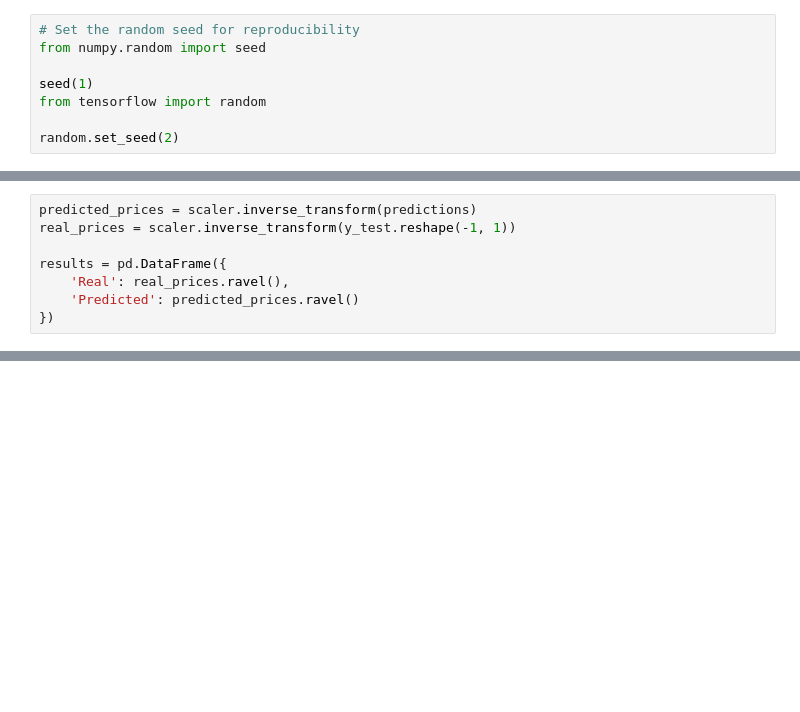
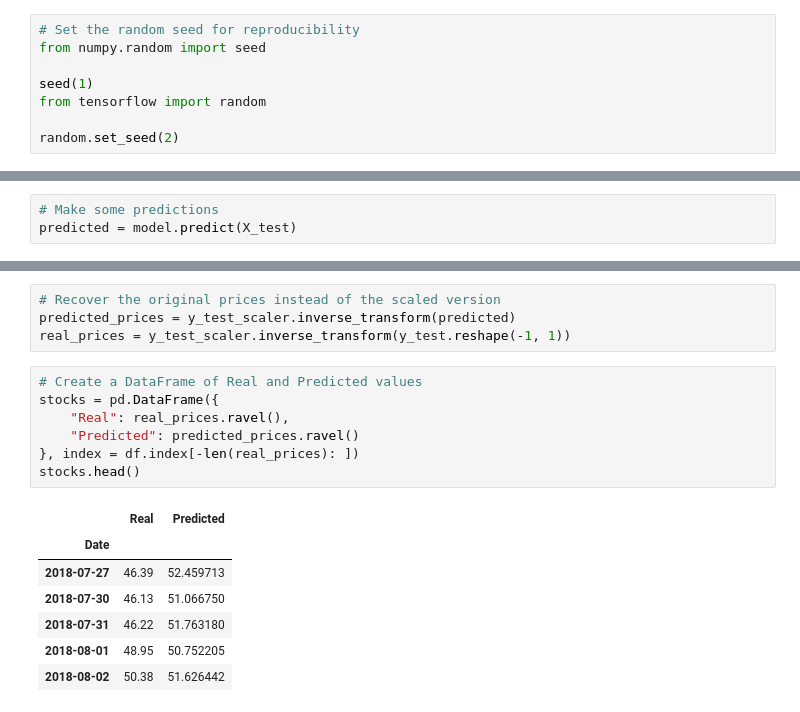
Before and after one commit to TeoMastro/stock-prediction-tweeter, a Jupyter notebook: lstm_v2.ipynb, the cells around one changed output, grey strips where cells are left out. Saved outputs shown, nothing was run; the diff lists cells and outputs as text; blank space fills up the shorter version.

```diff
--- a/lstm_v2.ipynb
+++ b/lstm_v2.ipynb
@@ -140,8 +217,3 @@ R-squared: -0.038468333995592685
 # %%
-predicted_prices = scaler.inverse_transform(predictions)
-real_prices = scaler.inverse_transform(y_test.reshape(-1, 1))
-
-results = pd.DataFrame({
-    'Real': real_prices.ravel(),
-    'Predicted': predicted_prices.ravel()
-})
+# Make some predictions
+predicted = model.predict(X_test)
@@ -148 +231,20 @@ results = pd.DataFrame({
+# %%
+# Recover the original prices instead of the scaled version
+predicted_prices = y_test_scaler.inverse_transform(predicted)
+real_prices = y_test_scaler.inverse_transform(y_test.reshape(-1, 1))
+# %%
+# Create a DataFrame of Real and Predicted values
+stocks = pd.DataFrame({
+    "Real": real_prices.ravel(),
+    "Predicted": predicted_prices.ravel()
+}, index = df.index[-len(real_prices): ])
+stocks.head()
+# %% [output]
+|  | Real | Predicted |
+| Date |  |  |
+| 2018-07-27 | 46.39 | 52.459713 |
+| 2018-07-30 | 46.13 | 51.066750 |
+| 2018-07-31 | 46.22 | 51.763180 |
+| 2018-08-01 | 48.95 | 50.752205 |
+| 2018-08-02 | 50.38 | 51.626442 |
 # %%
```
Also changed, not shown: parts of 18 cells of this notebook.
